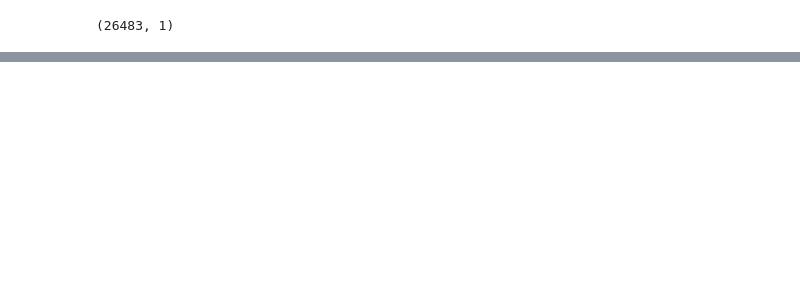
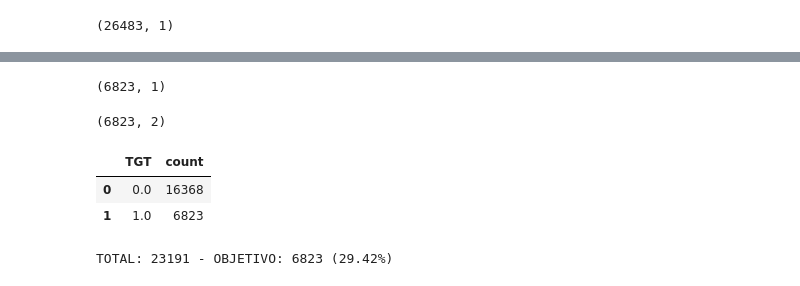
Before and after one commit to comejia/utn-ml-cross-selling, a Jupyter notebook: tp-machine-learning.ipynb, the cells around one changed output, grey strips where cells are left out. Drawn from its saved outputs; the diff is of its cells as text; code cells hidden in the pictures; blank space fills up the shorter version.

Commit message:
Obtencion de objetivo

```diff
--- a/tp-machine-learning.ipynb
+++ b/tp-machine-learning.ipynb
@@ -123,4 +117,0 @@ Name: count, dtype: int64
-# %%
-# Genero el df de clientes sin paquetes activos del ultimo mes de train
-df_last_month_of_train_no_package = df_last_month_of_train[df_last_month_of_train.Package_Active == 'No'][['client_id']]
-df_last_month_of_train_no_package.shape
@@ -153,0 +134,4 @@ df_clients_with_nine_month_data
+# %%
+# Datos filtrados con el universo
+data_universe = data.merge(universe, how='inner', on='client_id')
+data_universe.shape
@@ -153,0 +154,24 @@ df_clients_with_nine_month_data
+# %%
+target_universe = data_universe[(data_universe.Month.isin(['2019-03-01', '2019-04-01'])) & (data_universe.Target == 1)][['client_id']].drop_duplicates()
+target_universe.shape
+# %% [output]
+(6823, 1)
+# %%
+target_universe['TGT'] = 1
+target_universe.shape
+# %% [output]
+(6823, 2)
+# %%
+target = universe.merge(target_universe, how='left', on='client_id').fillna(0)
+target.TGT.value_counts().reset_index()
+# %% [output]
+|  | TGT | count |
+| 0 | 0.0 | 16368 |
+| 1 | 1.0 | 6823 |
+# %%
+total = target.TGT.count()
+objetivo = target[target.TGT == 1.0].TGT.count()
+obj_porcentaje = round((objetivo/total) * 100, 2)
+print(f"TOTAL: {total} - OBJETIVO: {objetivo} ({obj_porcentaje}%)")
+# %% [output]
+TOTAL: 23191 - OBJETIVO: 6823 (29.42%)
```
Also changed, not shown: parts of 17 cells of this notebook.
